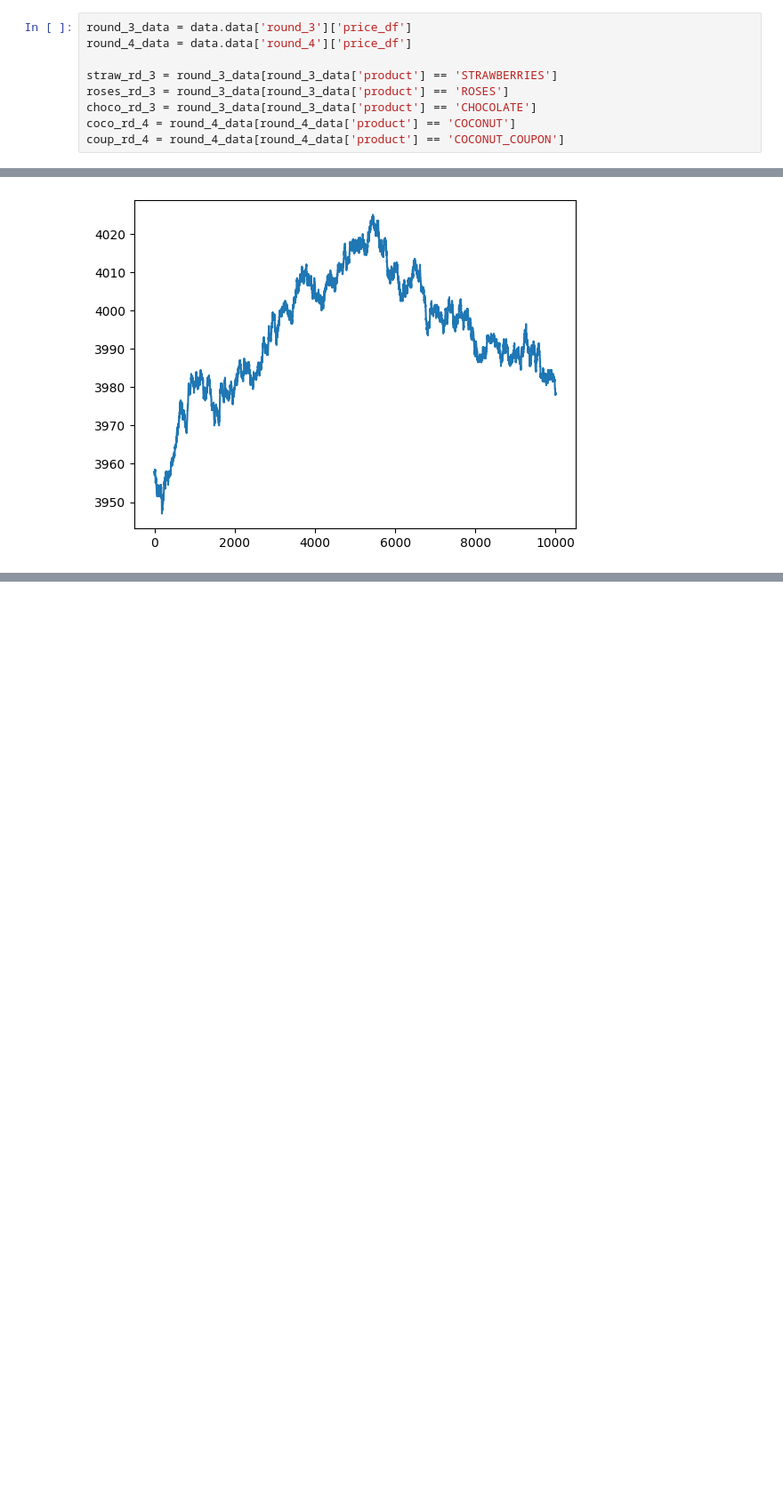
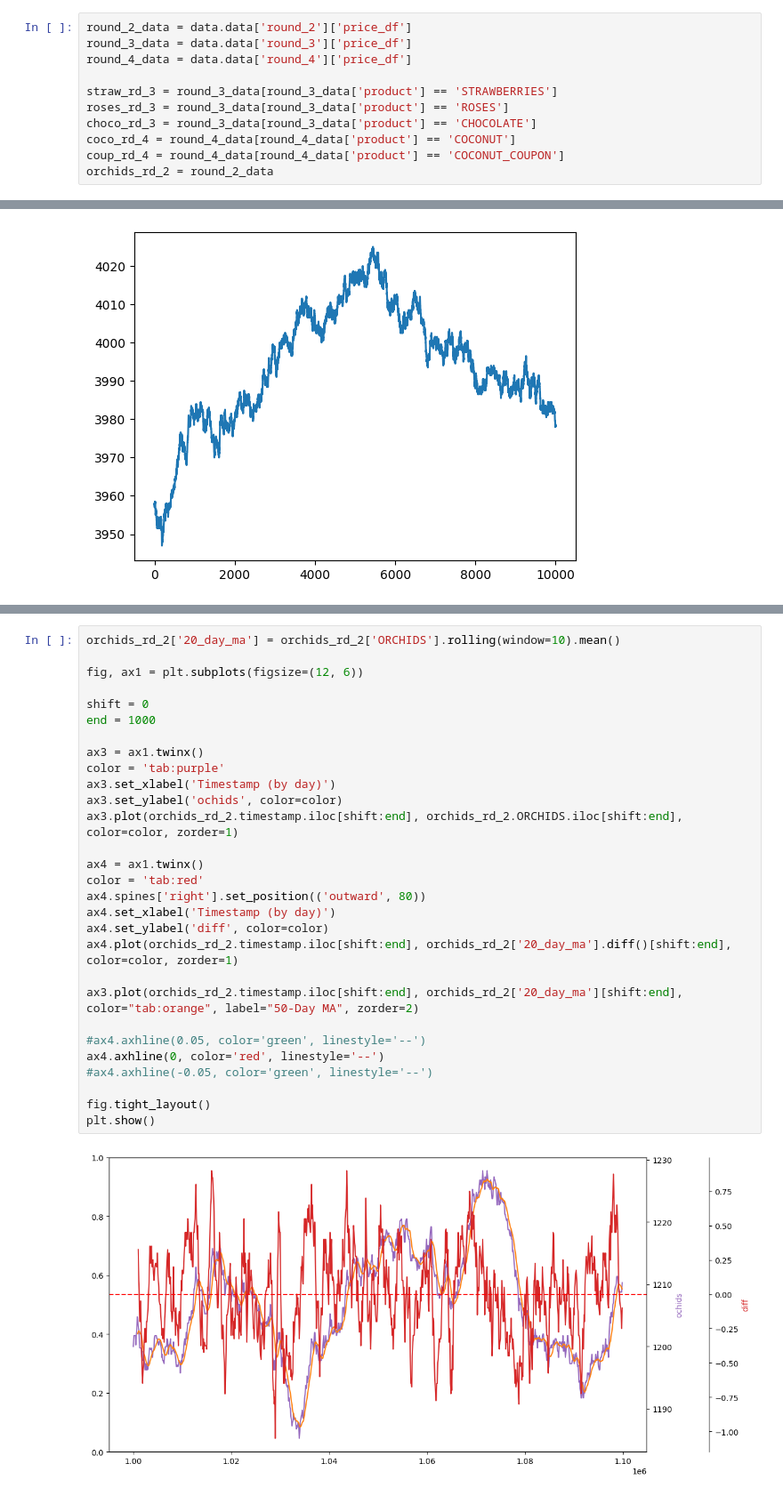
Before and after one commit to felixpoirier1/Prosperity, a Jupyter notebook: round_5_test.ipynb, the cells around one changed output, grey strips where cells are left out. Shown at 89% size. Drawn from its saved outputs; the diff is of its cells as text; blank space fills up the shorter version.

```diff
--- a/round_5_test.ipynb
+++ b/round_5_test.ipynb
@@ -40,6 +40,7 @@ Raj only trades coconuts
 
 Rhianna buy signal roses
 # %%
+round_2_data = data.data['round_2']['price_df']
 round_3_data = data.data['round_3']['price_df']
 round_4_data = data.data['round_4']['price_df']
 
@@ -48,6 +49,7 @@ roses_rd_3 = round_3_data[round_3_data['product'] == 'ROSES']
 choco_rd_3 = round_3_data[round_3_data['product'] == 'CHOCOLATE']
 coco_rd_4 = round_4_data[round_4_data['product'] == 'COCONUT']
 coup_rd_4 = round_4_data[round_4_data['product'] == 'COCONUT_COUPON']
+orchids_rd_2 = round_2_data
 # %%
 roses_trades = round_5_df[(round_5_df.symbol == 'ROSES')]
 straw_trades = round_5_df[(round_5_df.symbol == 'STRAWBERRIES')]
@@ -209,0 +204,31 @@ coconut.iloc[:1500].mid_price.plot()
+# %%
+orchids_rd_2['20_day_ma'] = orchids_rd_2['ORCHIDS'].rolling(window=10).mean()
+
+fig, ax1 = plt.subplots(figsize=(12, 6))
+
+shift = 0
+end = 1000
+
+ax3 = ax1.twinx()
+color = 'tab:purple'
+ax3.set_xlabel('Timestamp (by day)')
+ax3.set_ylabel('ochids', color=color)
+ax3.plot(orchids_rd_2.timestamp.iloc[shift:end], orchids_rd_2.ORCHIDS.iloc[shift:end], color=color, zorder=1)
+
+ax4 = ax1.twinx()
+color = 'tab:red'
+ax4.spines['right'].set_position(('outward', 80))
+ax4.set_xlabel('Timestamp (by day)')
+ax4.set_ylabel('diff', color=color)
+ax4.plot(orchids_rd_2.timestamp.iloc[shift:end], orchids_rd_2['20_day_ma'].diff()[shift:end], color=color, zorder=1)
+
+ax3.plot(orchids_rd_2.timestamp.iloc[shift:end], orchids_rd_2['20_day_ma'][shift:end], color="tab:orange", label="50-Day MA", zorder=2)
+
+#ax4.axhline(0.05, color='green', linestyle='--')
+ax4.axhline(0, color='red', linestyle='--')
+#ax4.axhline(-0.05, color='green', linestyle='--')
+
+fig.tight_layout()
+plt.show()
+# %% [output]
+[figure, added]
```
Also changed, not shown: parts of 12 cells of this notebook.
